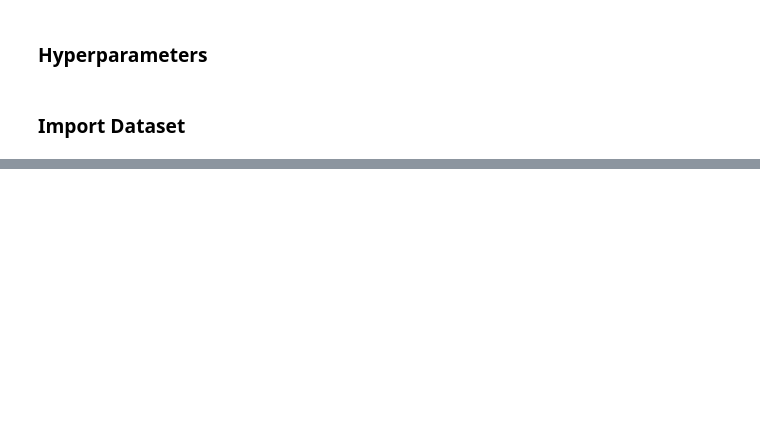
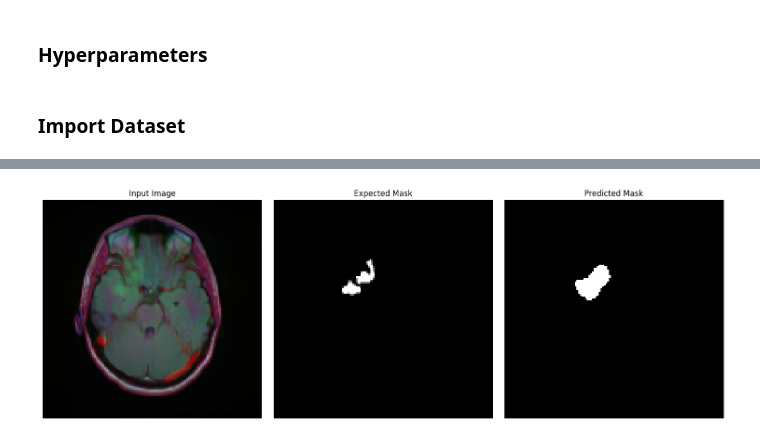
Before and after one commit to NinePiece2/MRI-Brain-Tumor-Detection, a Jupyter notebook: notebooks/Segmentation.ipynb, the cells around one changed output, grey strips where cells are left out. Saved outputs shown, nothing was run; the diff lists cells and outputs as text; code cells hidden in the pictures; blank space fills up the shorter version.

```diff
--- a/notebooks/Segmentation.ipynb
+++ b/notebooks/Segmentation.ipynb
@@ -275,40 +264,51 @@ Classification Loss: 0.2135114222764969, Classification Accuracy: 0.963254570960
 # %%
 # Function to test the model on PNG or other images
-def test_image(model, image_path):
+def test_image_segmentation_only(model, image_path, image_mask_path):
     # Load and preprocess the input image
     img = cv2.imread(image_path)
+    img2 = cv2.imread(image_mask_path)
+
     if img is None:
         raise ValueError(f"Image at path {image_path} could not be loaded.")
     img = cv2.resize(img, (IMAGE_SIZE, IMAGE_SIZE))  # Resize to match training input size
     img = img.astype('float32') / 255.0  # Normalize
     img = img.reshape(1, IMAGE_SIZE, IMAGE_SIZE, 3)  # Add batch dimension
 
-    # Predict the segmentation mask and class label
-    segmentation_pred, classification_pred = model.predict(img)
+    img2 = cv2.resize(img2, (IMAGE_SIZE, IMAGE_SIZE))  # Resize to match training input size
+    img2 = img2.astype('float32') / 255.0  # Normalize
+    img2 = img2.reshape(1, IMAGE_SIZE, IMAGE_SIZE, 3)  # Add batch dimension
+
+    # Predict the segmentation mask
+    segmentation_pred = model.predict(img)
     predicted_mask = (segmentation_pred > 0.5).astype(np.uint8)  # Threshold the output to get binary mask
-    predicted_class = np.argmax(classification_pred, axis=1)
-    predicted_label = 'Tumor' if predicted_class[0] == 1 else 'No Tumor'
 
-    # Plot the input image, predicted mask, and classification label
+    # Plot the input image, expected mask, and predicted mask
     plt.figure(figsize=(15, 5))
+
+    # Input image
     plt.subplot(1, 3, 1)
     plt.imshow(img[0, :, :, :], cmap='gray')
     plt.title('Input Image')
     plt.axis('off')
 
+    # Expected mask
     plt.subplot(1, 3, 2)
+    plt.imshow(img2[0, :, :, :], cmap='gray')
+    plt.title('Expected Mask')
+    plt.axis('off')
+
+    # Predicted mask
+    plt.subplot(1, 3, 3)
     plt.imshow(predicted_mask[0, :, :, 0], cmap='gray')
     plt.title('Predicted Mask')
     plt.axis('off')
-
-    plt.subplot(1, 3, 3)
-    plt.text(0.5, 0.5, f'Predicted Class: {predicted_label}', fontsize=12, ha='center')
-    plt.axis('off')
-    plt.title('Classification Result')
 
     plt.tight_layout()
     plt.show()
 
 # Example usage for PNG or other images
-test_image_path = 'test.png'
-test_image(model, test_image_path)
+test_image_path = os.path.join(os.environ['SEGMENTATION_DATASET_PATH'], 'kaggle_3m/TCGA_HT_7602_19951103/TCGA_HT_7602_19951103_7.tif')
+test_image_mask_path = os.path.join(os.environ['SEGMENTATION_DATASET_PATH'], 'kaggle_3m/TCGA_HT_7602_19951103/TCGA_HT_7602_19951103_7_mask.tif')
+
+test_image_segmentation_only(model, test_image_path, test_image_mask_path)
+# %% [output]
@@ -314,0 +316 @@ test_image(model, test_image_path)
+[figure, added]
```
Also changed, not shown: parts of 10 cells of this notebook.
